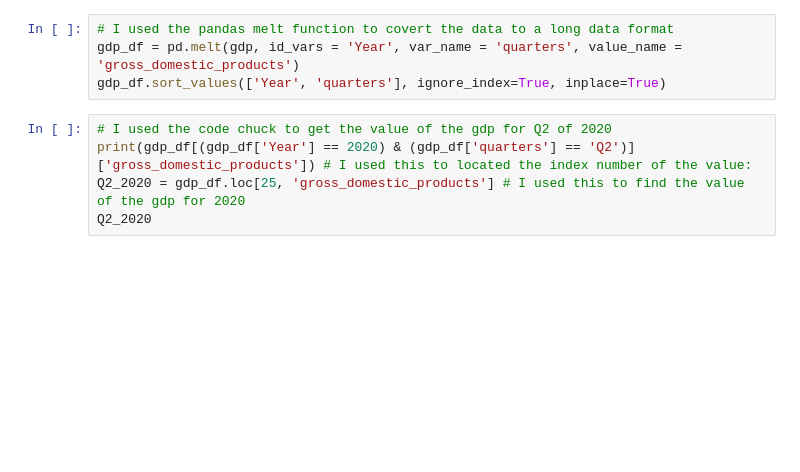
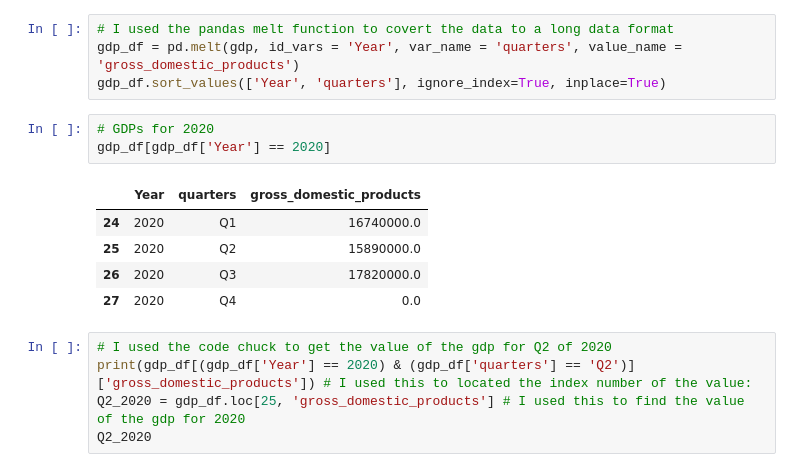
Before and after one commit to RaveEx12/Nigeria-COVID-19-Data-Analysis-Using-Python, a Jupyter notebook: covidproject.ipynb, the cells around one changed output. Saved outputs shown, nothing was run; the diff lists cells and outputs as text; blank space fills up the shorter version.

```diff
--- a/covidproject.ipynb
+++ b/covidproject.ipynb
@@ -867,6 +881,15 @@ Steps
 # I used the pandas melt function to covert the data to a long data format
 gdp_df = pd.melt(gdp, id_vars = 'Year', var_name = 'quarters', value_name = 'gross_domestic_products')
 gdp_df.sort_values(['Year', 'quarters'], ignore_index=True, inplace=True)
+# %%
+# GDPs for 2020
+gdp_df[gdp_df['Year'] == 2020]
+# %% [output]
+|  | Year | quarters | gross_domestic_products |
+| 24 | 2020 | Q1 | 16740000.0 |
+| 25 | 2020 | Q2 | 15890000.0 |
+| 26 | 2020 | Q3 | 17820000.0 |
+| 27 | 2020 | Q4 | 0.0 |
 # %%
 # I used the code chuck to get the value of the gdp for Q2 of 2020
 print(gdp_df[(gdp_df['Year'] == 2020) & (gdp_df['quarters'] == 'Q2')]['gross_domestic_products']) # I used this to located the index number of the value:
```
Also changed, not shown: parts of 19 cells of this notebook, 8 other files.
